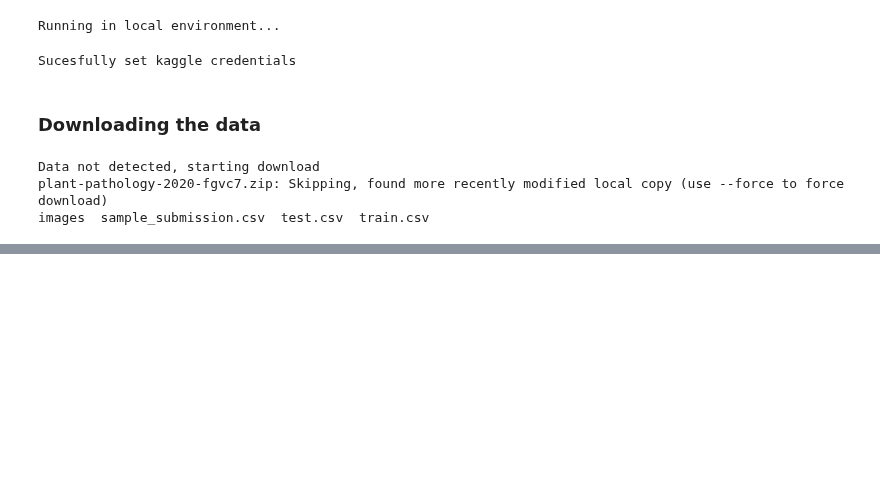
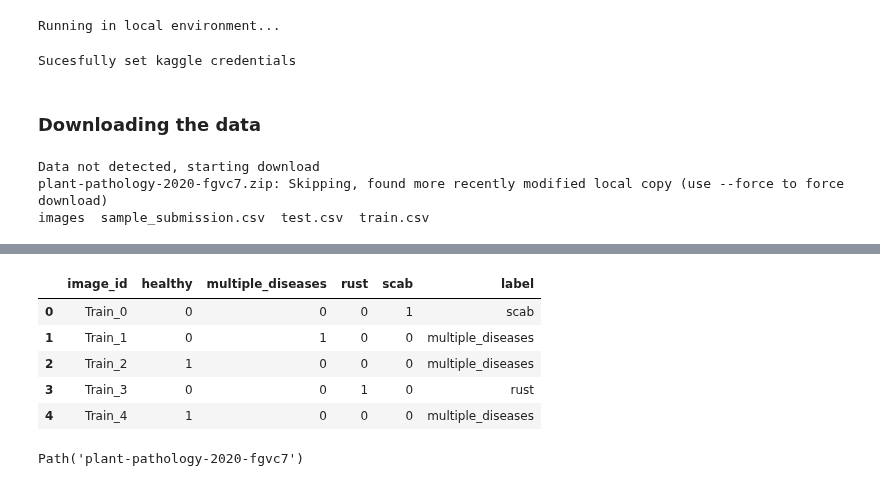
Before and after one commit to jalkestrup/fastai_course, a Jupyter notebook: 10_final_project/apple_disease.ipynb, the cells around one changed output, grey strips where cells are left out. Cells and saved outputs as stored; diff of their text form; code cells hidden in the pictures; blank space fills up the shorter version.

```diff
--- a/10_final_project/apple_disease.ipynb
+++ b/10_final_project/apple_disease.ipynb
@@ -137,0 +205,4 @@ Shape according to torch, tensor: torch.Size([1365, 2048, 3])
+# %%
+#Inspect the labels of the dataset by loading the csv file into a pandas dataframe
+df = pd.read_csv(f'{path}/train.csv')
+df.head()
@@ -137,0 +216,17 @@ Shape according to torch, tensor: torch.Size([1365, 2048, 3])
+# %%
+#Create a new column with decoded labels for each image based on the one-hot encoded labels by using the np.argmax() function on column 2 to 5
+#Set the label string in the new label column as the column name where the value is 1
+
+df['label'] = df.apply(lambda col: df.columns[2:5][np.argmax(col.values[2:5])], axis=1)
+df.head()
+# %% [output]
+|  | image_id | healthy | multiple_diseases | rust | scab | label |
+| 0 | Train_0 | 0 | 0 | 0 | 1 | scab |
+| 1 | Train_1 | 0 | 1 | 0 | 0 | multiple_diseases |
+| 2 | Train_2 | 1 | 0 | 0 | 0 | multiple_diseases |
+| 3 | Train_3 | 0 | 0 | 1 | 0 | rust |
+| 4 | Train_4 | 1 | 0 | 0 | 0 | multiple_diseases |
+# %%
+path
+# %% [output]
+Path('plant-pathology-2020-fgvc7')
```
Also changed, not shown: parts of 12 cells of this notebook.
